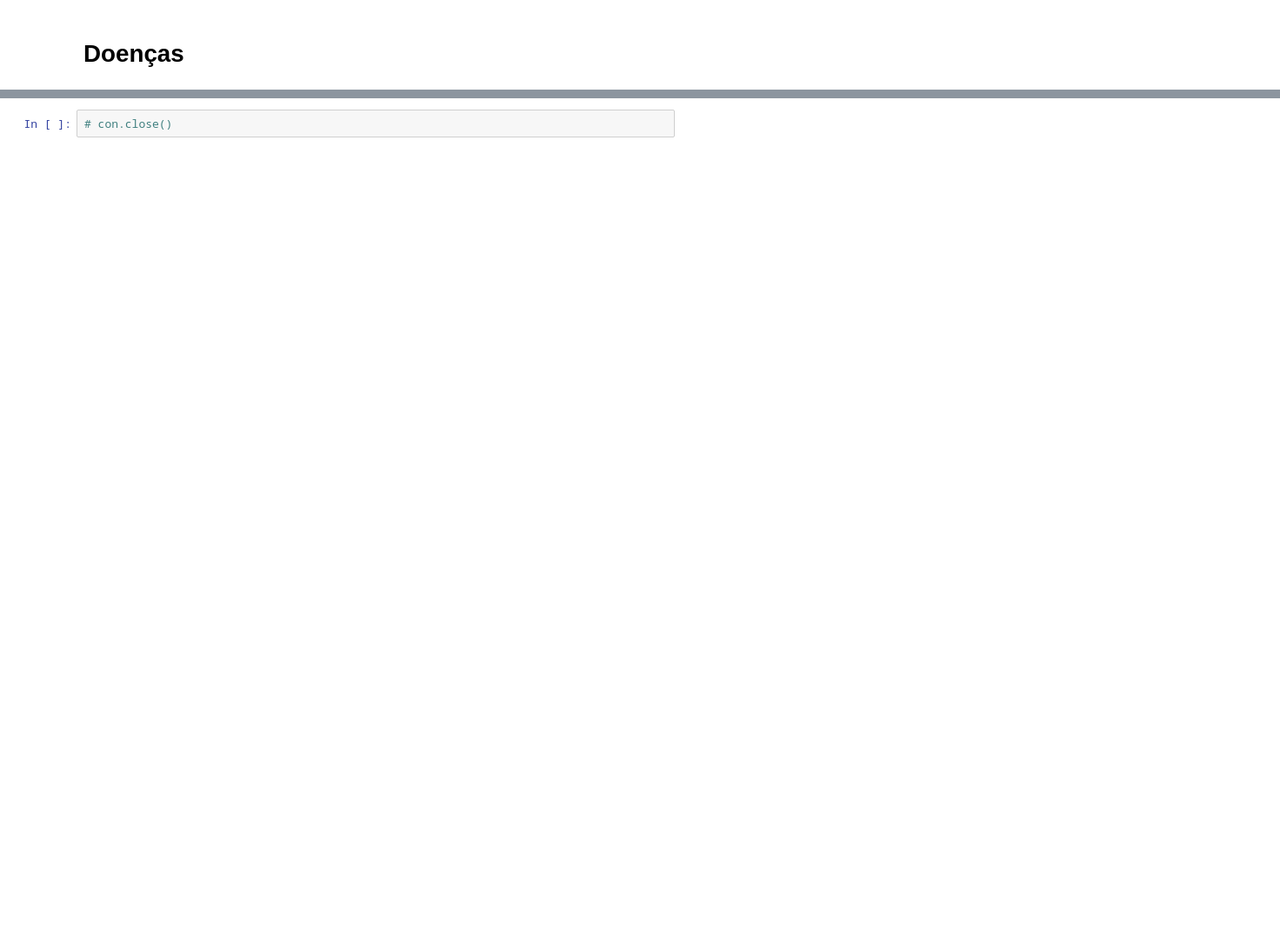
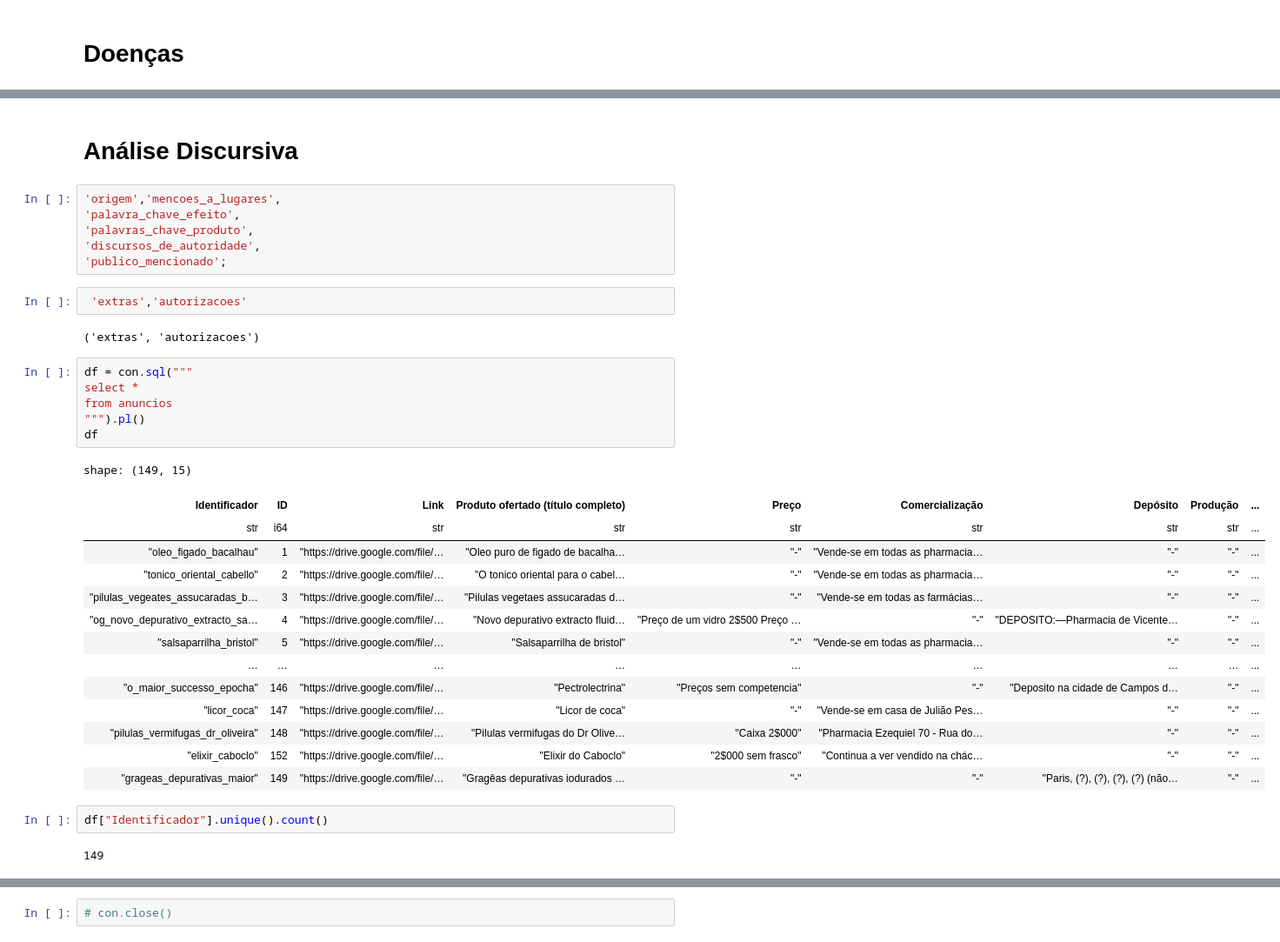
Before and after one commit to danibritods/pharma1880, a Jupyter notebook: notebooks/03_visualization.ipynb, the cells around one changed output, grey strips where cells are left out. Shown: that part at 87% size. Drawn from its saved outputs; the diff is of its cells as text; blank space fills up the shorter version.

```diff
--- a/notebooks/03_visualization.ipynb
+++ b/notebooks/03_visualization.ipynb
@@ -351,0 +526,37 @@ shape: (104, 2)
+# %% [markdown]
+# Análise Discursiva
+# %%
+'origem','mencoes_a_lugares',
+'palavra_chave_efeito',
+'palavras_chave_produto',
+'discursos_de_autoridade',
+'publico_mencionado';
+# %%
+ 'extras','autorizacoes'
+# %% [output]
+('extras', 'autorizacoes')
+# %%
+df = con.sql("""
+select *
+from anuncios
+""").pl()
+df
+# %% [output]
+shape: (149, 15)
+| Identificador | ID | Link | Produto ofertado (título completo) | Preço | Comercialização | Depósito | Produção | ... |
+| str | i64 | str | str | str | str | str | str | ... |
+| "oleo_figado_bacalhau" | 1 | "https://drive.google.com/file/… | "Oleo puro de figado de bacalha… | "-" | "Vende-se em todas as pharmacia… | "-" | "-" | ... |
+| "tonico_oriental_cabello" | 2 | "https://drive.google.com/file/… | "O tonico oriental para o cabel… | "-" | "Vende-se em todas as pharmacia… | "-" | "-" | ... |
+| "pilulas_vegeates_assucaradas_b… | 3 | "https://drive.google.com/file/… | "Pilulas vegetaes assucaradas d… | "-" | "Vende-se em todas as farmácias… | "-" | "-" | ... |
+| "og_novo_depurativo_extracto_sa… | 4 | "https://drive.google.com/file/… | "Novo depurativo extracto fluid… | "Preço de um vidro 2$500 Preço … | "-" | "DEPOSITO:—Pharmacia de Vicente… | "-" | ... |
+| "salsaparrilha_bristol" | 5 | "https://drive.google.com/file/… | "Salsaparrilha de bristol" | "-" | "Vende-se em todas as pharmacia… | "-" | "-" | ... |
+| … | … | … | … | … | … | … | … | ... |
+| "o_maior_successo_epocha" | 146 | "https://drive.google.com/file/… | "Pectrolectrina" | "Preços sem competencia" | "-" | "Deposito na cidade de Campos d… | "-" | ... |
+| "licor_coca" | 147 | "https://drive.google.com/file/… | "Licor de coca" | "-" | "Vende-se em casa de Julião Pes… | "-" | "-" | ... |
+| "pilulas_vermifugas_dr_oliveira" | 148 | "https://drive.google.com/file/… | "Pilulas vermifugas do Dr Olive… | "Caixa 2$000" | "Pharmacia Ezequiel 70 - Rua do… | "-" | "-" | ... |
+| "elixir_caboclo" | 152 | "https://drive.google.com/file/… | "Elixir do Caboclo" | "2$000 sem frasco" | "Continua a ver vendido na chác… | "-" | "-" | ... |
+| "grageas_depurativas_maior" | 149 | "https://drive.google.com/file/… | "Gragêas depurativas iodurados … | "-" | "-" | "Paris, (?), (?), (?), (?) (não… | "-" | ... |
+# %%
+df["Identificador"].unique().count()
+# %% [output]
+149
```
Also changed, not shown: parts of 37 cells of this notebook.
